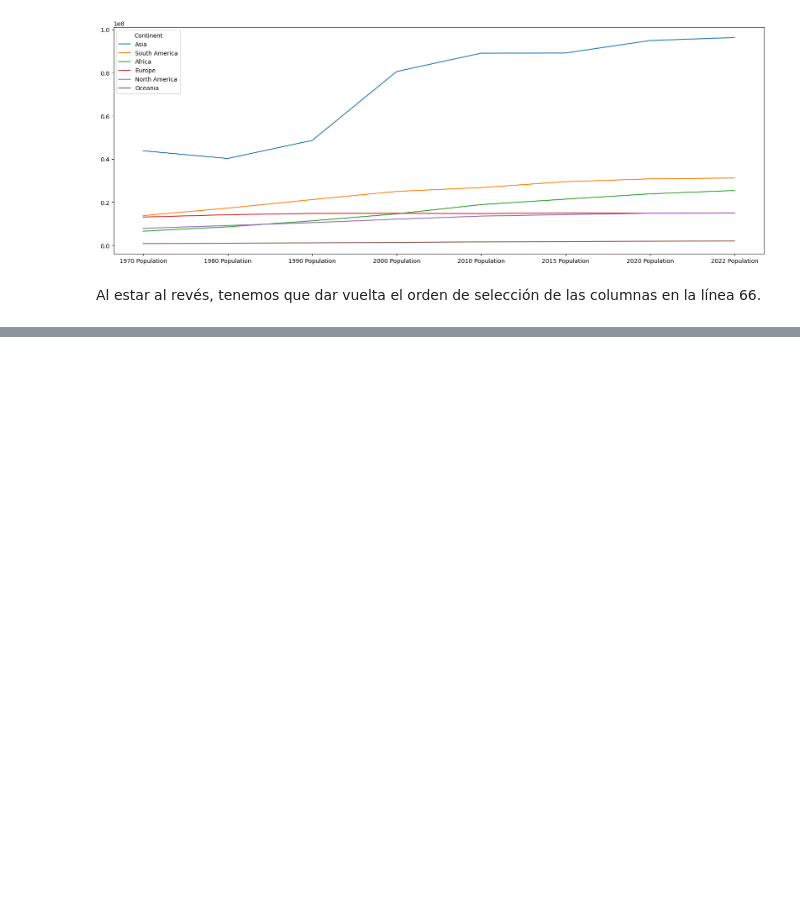
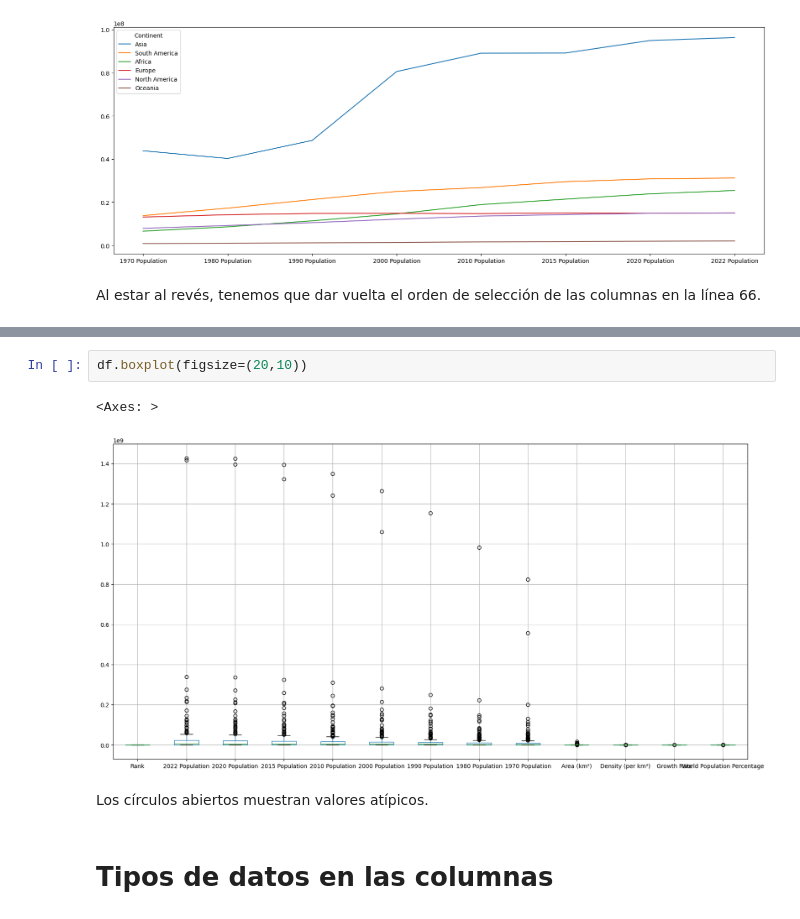
Before and after one commit to martinmalandra/pandas-by-alex-freberg, a Jupyter notebook: edaInPandas.ipynb, the cells around one changed output, grey strips where cells are left out. Saved outputs shown, nothing was run; the diff lists cells and outputs as text; blank space fills up the shorter version.

```diff
--- a/edaInPandas.ipynb
+++ b/edaInPandas.ipynb
@@ -285,0 +293,9 @@ Al estar al revés, tenemos que dar vuelta el orden de selección de las columna
+# %%
+df.boxplot(figsize=(20,10))
+# %% [output]
+<Axes: >
+[figure, added]
+# %% [markdown]
+Los círculos abiertos muestran valores atípicos.
+# %% [markdown]
+# Tipos de datos en las columnas
```
Also changed, not shown: parts of 6 cells of this notebook.
